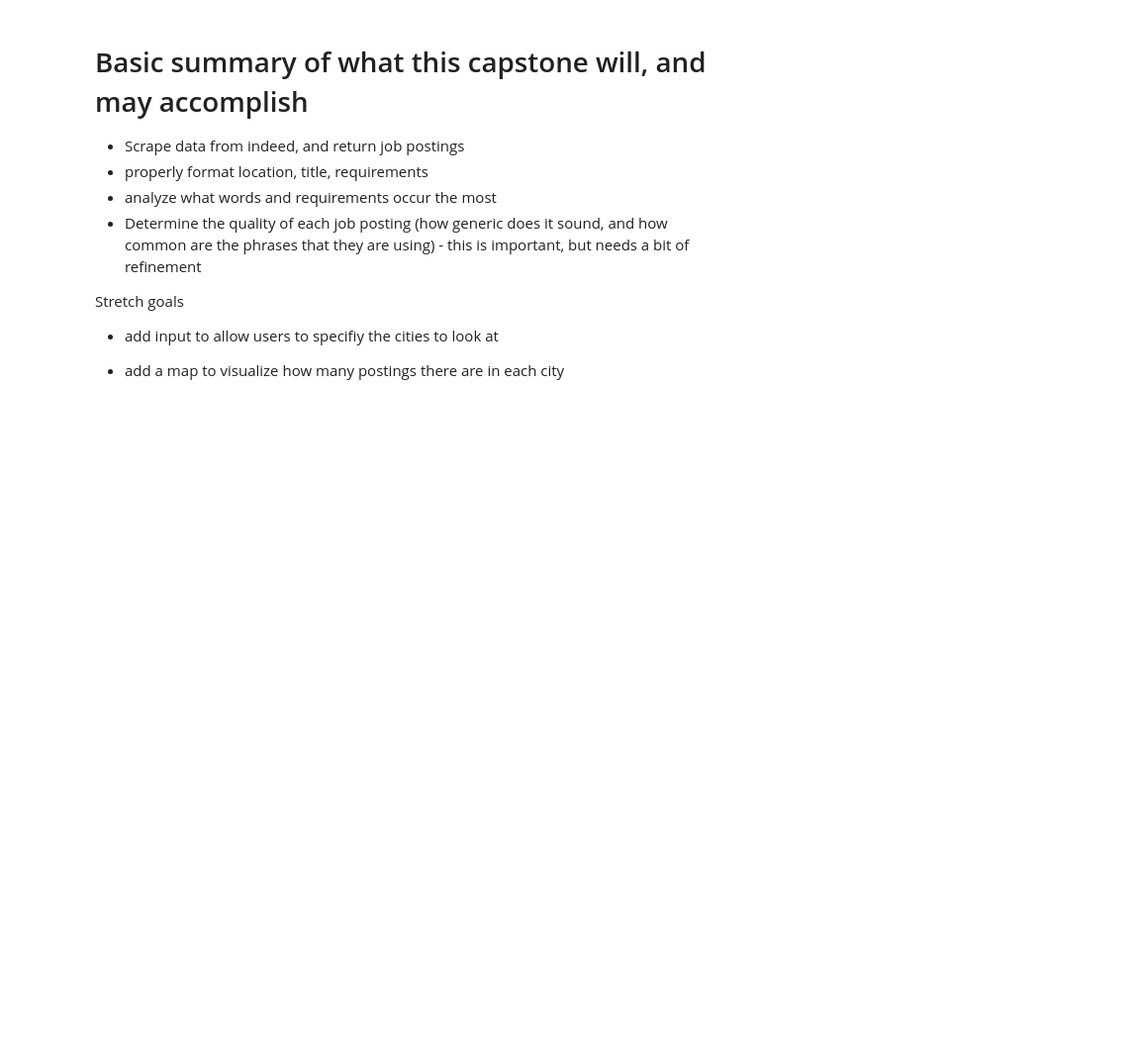
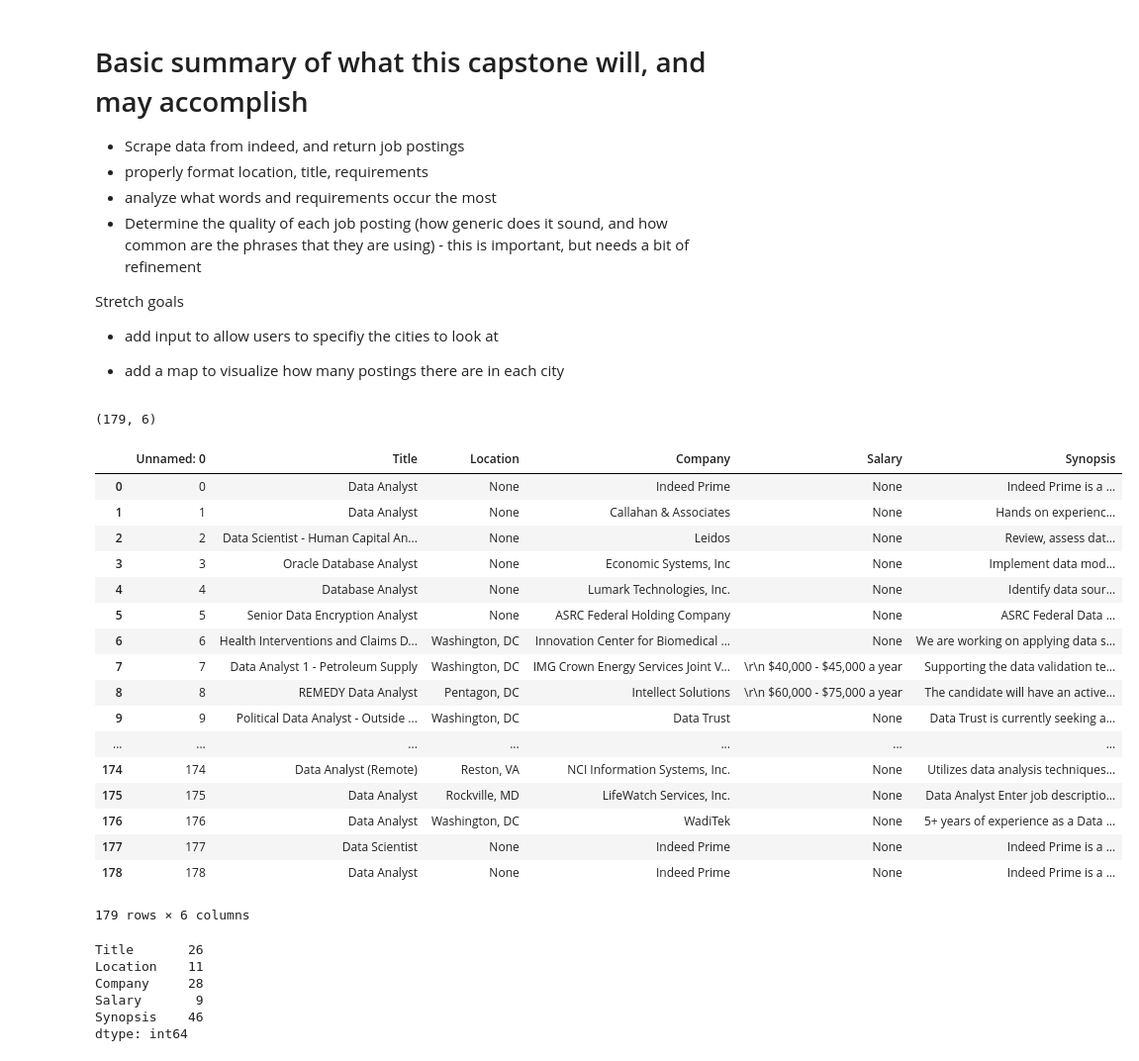
Before and after one commit to mhuh22/Thinkful, a Jupyter notebook: Bootcamp/Unit 7/Analysis on Indeed Data Scientist Postings.ipynb, the cells around one changed output. Shown: that part at 99% size. Cells and saved outputs as stored; diff of their text form; code cells hidden in the pictures; blank space fills up the shorter version.

```diff
--- a/Bootcamp/Unit 7/Analysis on Indeed Data Scientist Postings.ipynb
+++ b/Bootcamp/Unit 7/Analysis on Indeed Data Scientist Postings.ipynb
@@ -28,0 +38,27 @@ print(soup.prettify())
+# %%
+# Let's check up on the size of our dataframe
+DC_data.shape
+# %% [output]
+(179, 6)
+# %%
+# Print out the dataframe
+DC_data
+# %% [output]
+|  | Unnamed: 0 | Title | Location | Company | Salary | Synopsis |
+| 0 | 0 | Data Analyst | None | Indeed Prime | None | Indeed Prime is a ... |
+| 1 | 1 | Data Analyst | None | Callahan & Associates | None | Hands on experienc... |
+| 2 | 2 | Data Scientist - Human Capital An... | None | Leidos | None | Review, assess dat... |
+| 3 | 3 | Oracle Database Analyst | None | Economic Systems, Inc | None | Implement data mod... |
+| 4 | 4 | Database Analyst | None | Lumark Technologies, Inc. | None | Identify data sour... |
+| 5 | 5 | Senior Data Encryption Analyst | None | ASRC Federal Holding Company | None | ASRC Federal Data ... |
+| 6 | 6 | Health Interventions and Claims D... | Washington, DC | Innovation Center for Biomedical ... | None | We are working on applying data s... |
+| 7 | 7 | Data Analyst 1 - Petroleum Supply | Washington, DC | IMG Crown Energy Services Joint V... | \r\n $40,000 - $45,000 a year | Supporting the data validation te... |
+| 8 | 8 | REMEDY Data Analyst | Pentagon, DC | Intellect Solutions | \r\n $60,000 - $75,000 a year | The candidate will have an active... |
+| 9 | 9 | Political Data Analyst - Outside ... | Washington, DC | Data Trust | None | Data Trust is currently seeking a... |
+| ... | ... | ... | ... | ... | ... | ... |
+| 174 | 174 | Data Analyst (Remote) | Reston, VA | NCI Information Systems, Inc. | None | Utilizes data analysis techniques... |
+| 175 | 175 | Data Analyst | Rockville, MD | LifeWatch Services, Inc. | None | Data Analyst Enter job descriptio... |
+| 176 | 176 | Data Analyst | Washington, DC | WadiTek | None | 5+ years of experience as a Data ... |
+| 177 | 177 | Data Scientist | None | Indeed Prime | None | Indeed Prime is a ... |
+| 178 | 178 | Data Analyst | None | Indeed Prime | None | Indeed Prime is a ... |
+179 rows × 6 columns
@@ -28,0 +69,10 @@ print(soup.prettify())
+# %%
+# Print number of unique categories for all non-numerical columns
+DC_data.select_dtypes(include=['object']).nunique()
+# %% [output]
+Title       26
+Location    11
+Company     28
+Salary       9
+Synopsis    46
+dtype: int64
```
Also changed, not shown: parts of 8 cells of this notebook, 1 other file.
